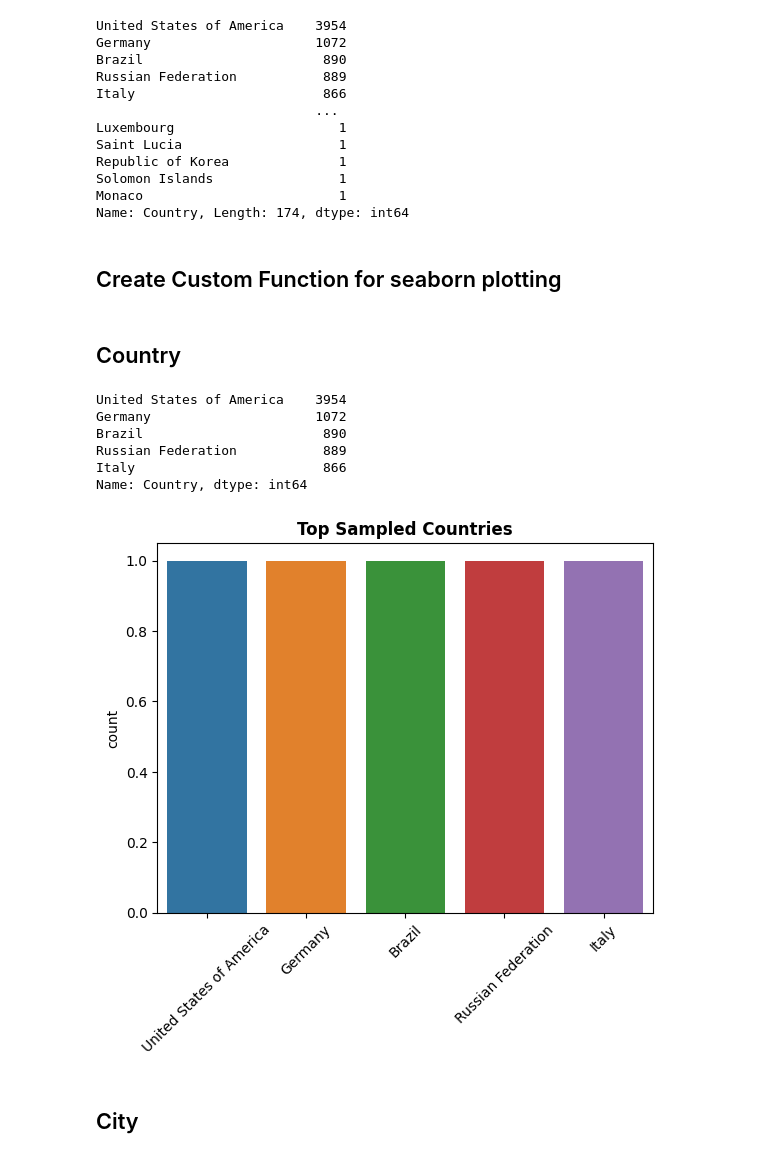
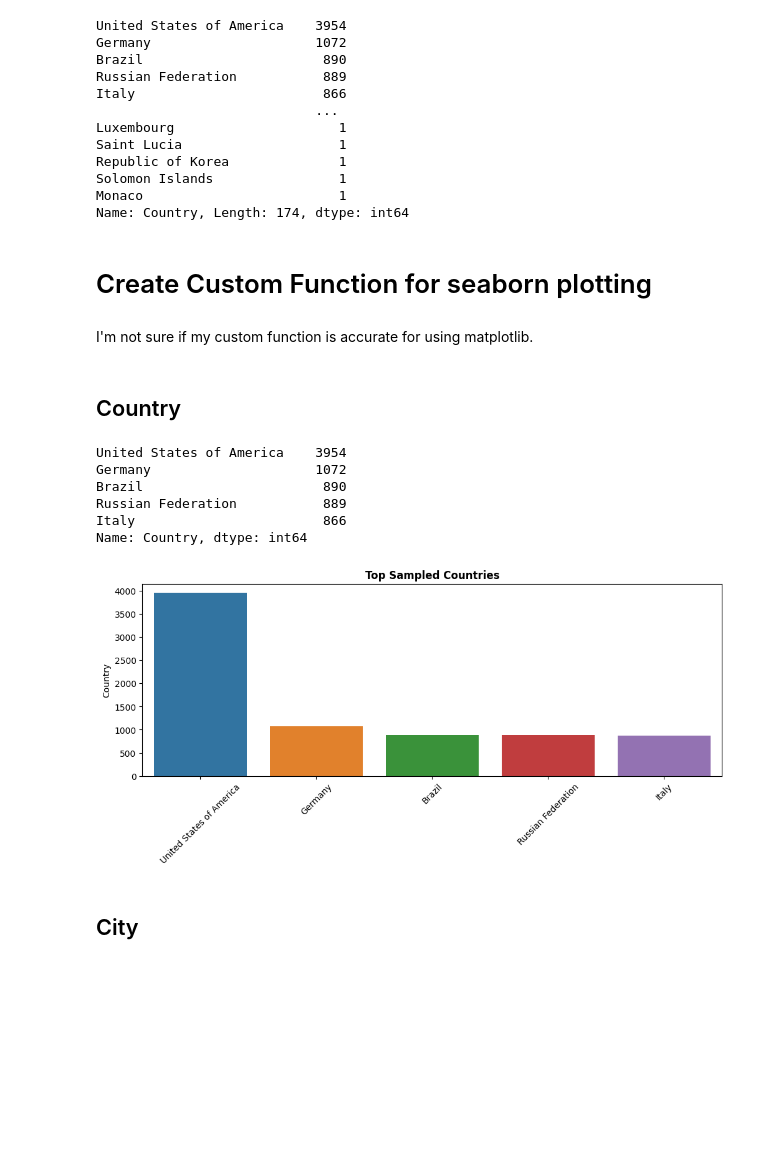
Before and after one commit to eckoecho/Project-2, a Jupyter notebook: World_Air_Quality_Index_by_City_and_Coordinates.ipynb, the cells around one changed output. Saved outputs shown, nothing was run; the diff lists cells and outputs as text; code cells hidden in the pictures; blank space fills up the shorter version.

```diff
--- a/World_Air_Quality_Index_by_City_and_Coordinates.ipynb
+++ b/World_Air_Quality_Index_by_City_and_Coordinates.ipynb
@@ -126,5 +144,7 @@ Solomon Islands                1
 Monaco                         1
 Name: Country, Length: 174, dtype: int64
 # %% [markdown]
-## Create Custom Function for seaborn plotting
+# Create Custom Function for seaborn plotting
+# %% [markdown]
+I'm not sure if my custom function is accurate for using matplotlib.
 # %%
@@ -141,20 +164,20 @@ def make_visual(column=""):
 # %%
 #Getting most occuring Countries to plot
 top_countries = df["Country"].value_counts().head()
 print(top_countries)
 #Plotting Countries in Countplot
-fig, ax = plt.subplots()
-sns.countplot(df, x=top_countries.index)
+fig, ax = plt.subplots(figsize=(12,4))
+sns.barplot(df, x=top_countries.index, y=top_countries)
 plt.xticks(rotation=45)
 ax.set_title("Top Sampled Countries", fontweight="bold");
 # %% [output]
 United States of America    3954
 Germany                     1072
 Brazil                       890
 Russian Federation           889
 Italy                        866
 Name: Country, dtype: int64
-[figure, old version]
+[figure, new version]
 # %% [markdown]
 ## City
 # %%
```
Also changed, not shown: parts of 34 cells of this notebook.
